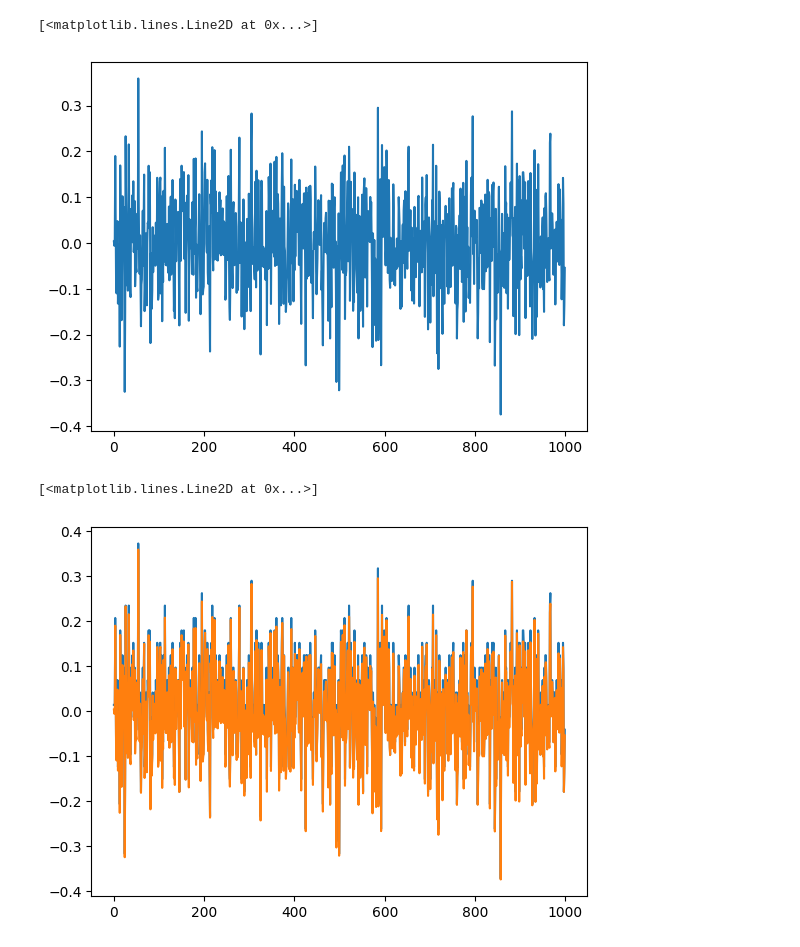
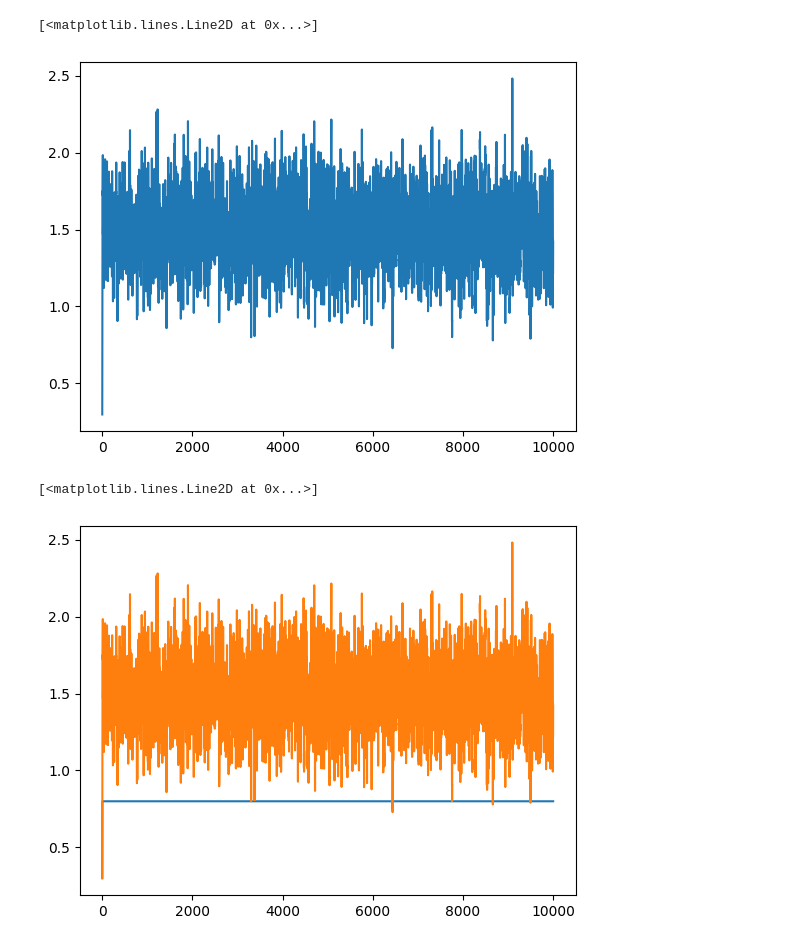
Before and after one commit to raphfaur/ctw, a Jupyter notebook: ARTree.ipynb, the cells around one changed output. Cells and saved outputs as stored; diff of their text form; code cells hidden in the pictures.

Commit message:
Fixed model and added constant AR coeff

```diff
--- a/ARTree.ipynb
+++ b/ARTree.ipynb
@@ -10,24 +9,20 @@ from ctw.models import ARTree, Quantizer
 # %%
-from ctw.series import AR
-
-from matplotlib import pyplot as plt
-
-ar_model =AR(p = 2, coeffs= [0.2, -0.1], sigma = 0.1, n_sample=1000)
+ar_model =AR(p = 2, coeffs= [1.2, -0.4], sigma = 0.1, n_sample=10000, constant_term = 0.3)
 x = [data for data in ar_model]
 plt.plot(x)
 # %% [output]
 [<matplotlib.lines.Line2D at 0x...>]
-[figure, old version]
+[figure, new version]
 # %%
 import numpy as np
-thresholds = np.linspace(-0.4, 0.4, 30)
+thresholds = np.linspace(-0.8, 0.8, 30)
 quantizer = Quantizer(thresholds=thresholds)
 
 quantized_x = [quantizer.quantize(xi) for xi in x]
 
 unquantized_x = [quantizer.unquantize(qi) for qi in quantized_x]
 plt.plot(unquantized_x)
 plt.plot(x)
 # %% [output]
 [<matplotlib.lines.Line2D at 0x...>]
-[figure, old version]
+[figure, new version]
```
Also changed, not shown: parts of 11 cells of this notebook, 4 other files.
